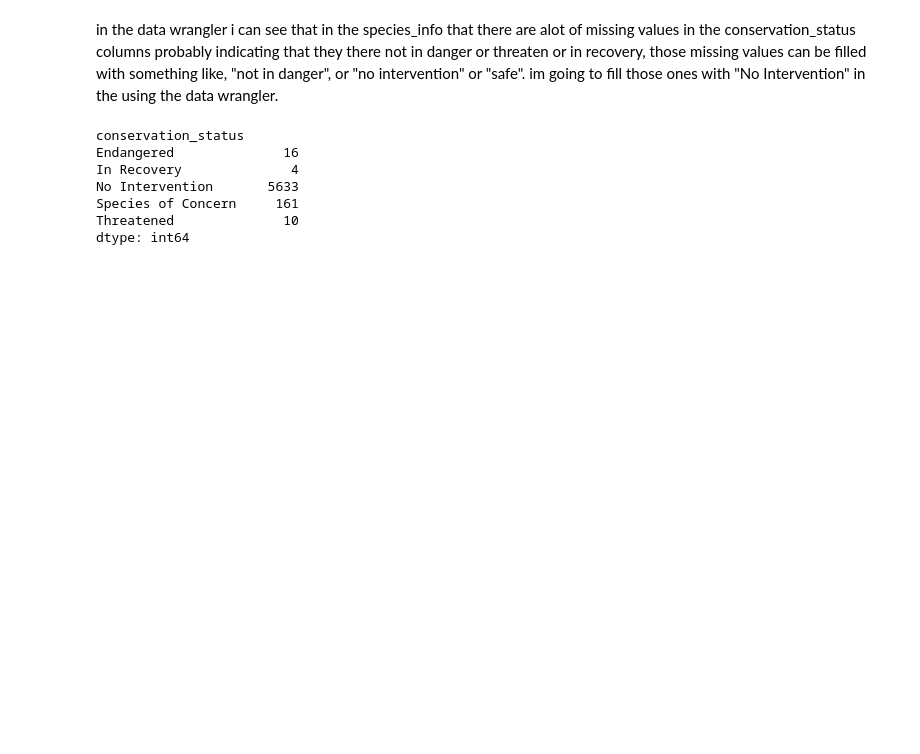
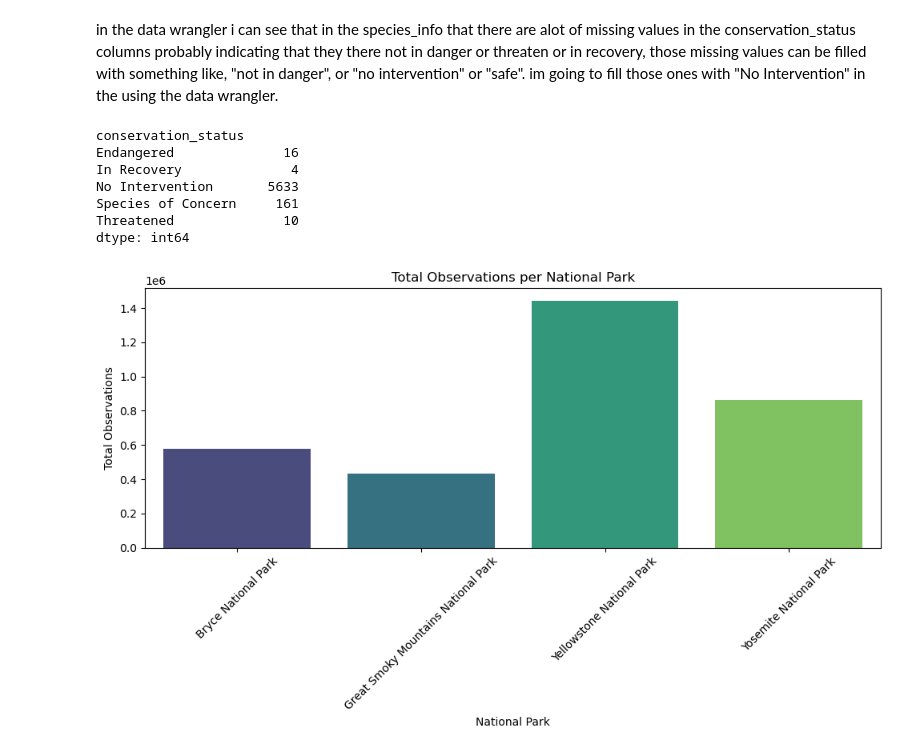
Before and after one commit to baseivan/biodiversity_starter, a Jupyter notebook: biodiversity.ipynb, the cells around one changed output. Cells and saved outputs as stored; diff of their text form; code cells hidden in the pictures; blank space fills up the shorter version.

Commit message:
merged data and some more analysis

```diff
--- a/biodiversity.ipynb
+++ b/biodiversity.ipynb
@@ -65,3 +65,15 @@ No Intervention       5633
 Species of Concern     161
 Threatened              10
 dtype: int64
+# %%
+observations_by_park = observations.groupby('park_name')['observations'].sum().reset_index()
+plt.figure(figsize=(10, 6))
+sns.barplot(x='park_name', y='observations', data=observations_by_park, palette='viridis')
+plt.title('Total Observations per National Park')
+plt.xlabel('National Park')
+plt.ylabel('Total Observations')
+plt.xticks(rotation=45)
+plt.tight_layout()
+plt.show()
+# %% [output]
+[figure, added]
```
Also changed, not shown: parts of 3 cells of this notebook, 1 other file.
